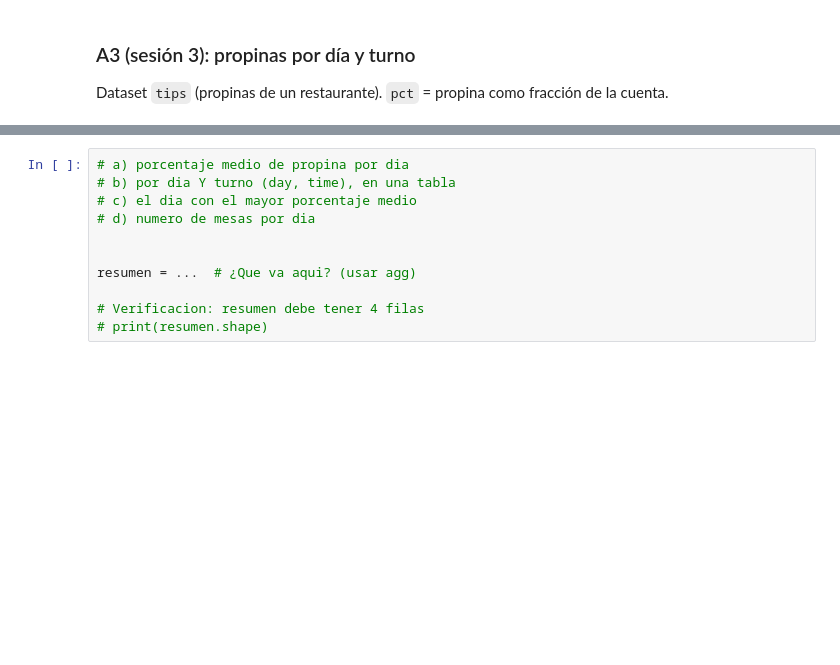
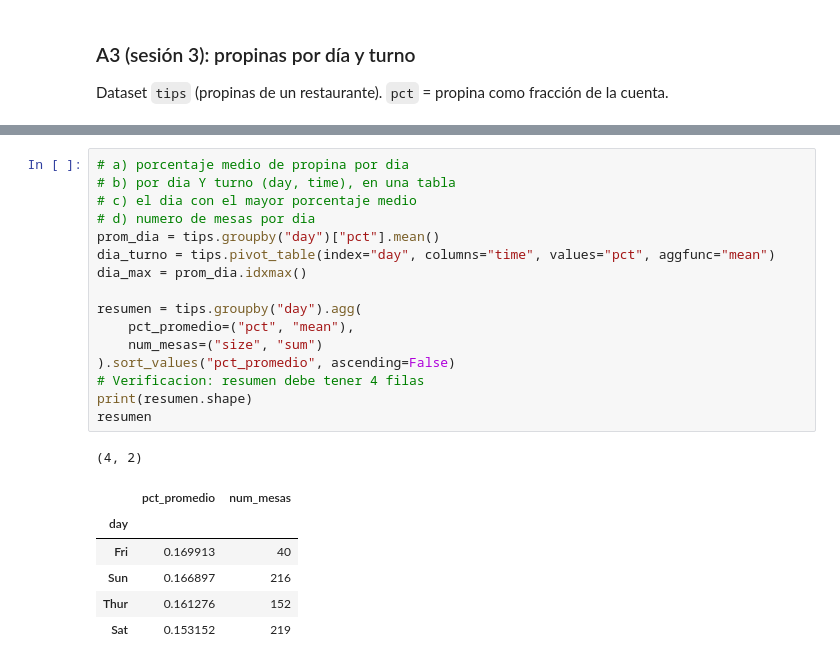
Before and after one commit to George11Albadr/Data-Science, a Jupyter notebook: HDT1/HDT1.ipynb, the cells around one changed output, grey strips where cells are left out. Cells and saved outputs as stored; diff of their text form; blank space fills up the shorter version.

```diff
--- a/HDT1/HDT1.ipynb
+++ b/HDT1/HDT1.ipynb
@@ -367,11 +419,24 @@ tips.head()
 # %%
 # a) porcentaje medio de propina por dia
 # b) por dia Y turno (day, time), en una tabla
 # c) el dia con el mayor porcentaje medio
 # d) numero de mesas por dia
+prom_dia = tips.groupby("day")["pct"].mean()
+dia_turno = tips.pivot_table(index="day", columns="time", values="pct", aggfunc="mean")
+dia_max = prom_dia.idxmax()
 
-
-resumen = ...  # ¿Que va aqui? (usar agg)
-
+resumen = tips.groupby("day").agg(
+    pct_promedio=("pct", "mean"),
+    num_mesas=("size", "sum")
+).sort_values("pct_promedio", ascending=False)
 # Verificacion: resumen debe tener 4 filas
-# print(resumen.shape)
+print(resumen.shape)
+resumen
+# %% [output]
+(4, 2)
+|  | pct_promedio | num_mesas |
+| day |  |  |
+| Fri | 0.169913 | 40 |
+| Sun | 0.166897 | 216 |
+| Thur | 0.161276 | 152 |
+| Sat | 0.153152 | 219 |
```
Also changed, not shown: parts of 9 cells of this notebook.
